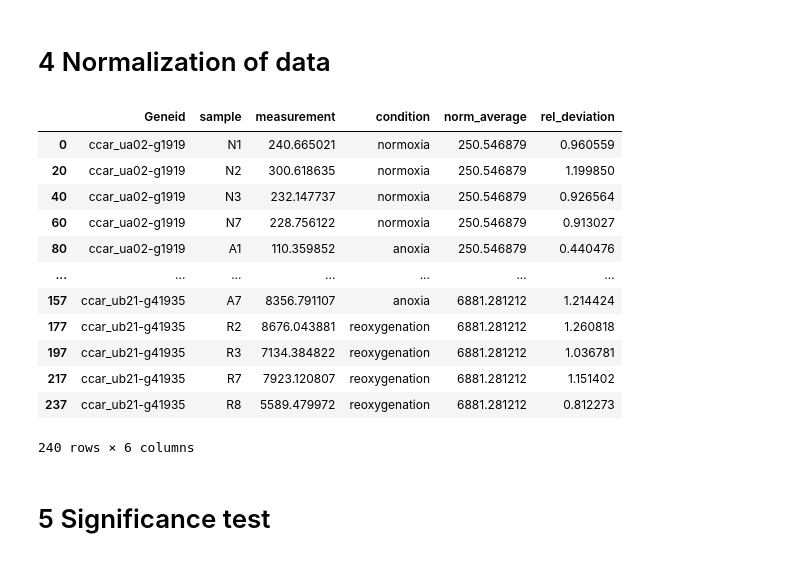
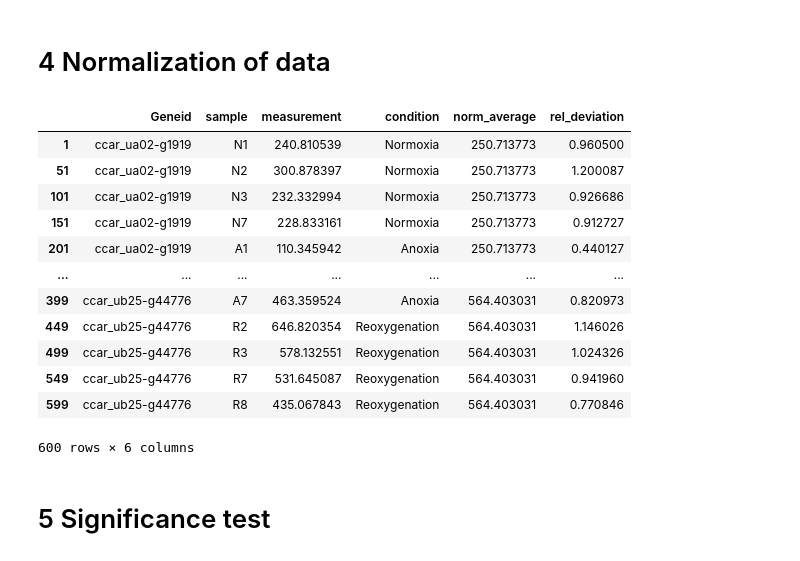
Before and after one commit to MagdalenaWinklhofer/WholeGenomeBisulphiteSequencing, a Jupyter notebook: DNAseq_pipeline/12_TMM_data_plot.ipynb, the cells around one changed output. Saved outputs shown, nothing was run; the diff lists cells and outputs as text; code cells hidden in the pictures.

Commit message:
completed analysis hyper and hypo

```diff
--- a/DNAseq_pipeline/12_TMM_data_plot.ipynb
+++ b/DNAseq_pipeline/12_TMM_data_plot.ipynb
@@ -24,26 +25,25 @@ def sample_to_condition(sample: str) -> str:
 # 1 Import DMR and DESeq data
 # %%
 # read in DMR data (unique gene ids)
-with open('/home/maggy/WholeGenomeBisulphiteSequencing/GO_analysis/1_prepare_data_for_GO_analysis/dmr_unique_geneids.json', 'r') as f:
+with open('/home/maggy/WholeGenomeBisulphiteSequencing/DNAseq_pipeline/7_match_dmr_to_gene/dmr_within_geneborders_genelist/dmr_unique_geneids.json', 'r') as f:
     dmr_unique_geneids = json.load(f)
 
 # Import DEseq results
 # IMPORT raw data
-deg_na = pd.read_csv('/home/maggy/WholeGenomeBisulphiteSequencing/RNAseq_pipeline/11_identify_DEG/comp_anoxia_normoxia.csv', header=0, sep=',').assign(condition='Normoxia to Anoxia')
-deg_nr = pd.read_csv('/home/maggy/WholeGenomeBisulphiteSequencing/RNAseq_pipeline/11_identify_DEG/comp_reoxygenation_normoxia.csv', header=0, sep=',').assign(condition='Normoxia to Reoxygenation')
-deg_ar = pd.read_csv('/home/maggy/WholeGenomeBisulphiteSequencing/RNAseq_pipeline/11_identify_DEG/comp_anoxia_reoxygenation.csv', header=0, sep=',').assign(condition='Anoxia to Reoxygenation')
+deg_na = pd.read_csv('/home/maggy/WholeGenomeBisulphiteSequencing/RNAseq_pipeline/11_identify_DEG/comp_anoxia_normoxia.csv', header=0, sep=',').assign(condition='NvsA')
+deg_nr = pd.read_csv('/home/maggy/WholeGenomeBisulphiteSequencing/RNAseq_pipeline/11_identify_DEG/comp_reoxygenation_normoxia.csv', header=0, sep=',').assign(condition='NvsR')
+deg_ar = pd.read_csv('/home/maggy/WholeGenomeBisulphiteSequencing/RNAseq_pipeline/11_identify_DEG/comp_anoxia_reoxygenation.csv', header=0, sep=',').assign(condition='AvsR')
 deg = pd.concat([deg_na, deg_nr, deg_ar])
 deg.rename({'Unnamed: 0': 'geneid'},axis=1,  inplace=True)
+deg.set_index('geneid', inplace=True)
 # %% [markdown]
 # 2 Filter for top 10 genes that were hit by DMR
 # %%
 # Filter deg data to only keep the rows that are in the dmr data (genes that are hit by DMRs)
-deg.set_index('geneid', inplace=True)
-
 dmr_genes=[]
 
 for name, df in dmr_unique_geneids.items():
-    temp = deg[deg.index.isin(df)]
+    temp = deg.loc[(deg['condition'] == name) & (deg.index.isin(df))]
     dmr_genes.append(temp)
 dmr_genes = pd.concat(dmr_genes)
 # %%
@@ -132,38 +111,37 @@ tmm_dmr
 # %%
 grouped = tmm_dmr.groupby(['Geneid'])
 
 tmm_norm = []
 
 for gene_id, data in grouped:
     # calculate the mean for normoxia
-    mean = data.loc[data.condition == 'normoxia', 'measurement']
+    mean = data.loc[data.condition == 'Normoxia', 'measurement']
     if len(mean) == 0:
         continue
     mean = mean.mean()
     # calculate the geomean in normoxia
-    geomean = stats.gmean(data.loc[data.condition == 'normoxia', 'measurement'])
+    geomean = stats.gmean(data.loc[data.condition == 'Normoxia', 'measurement'])
     # write the calculated mean into a new column
     data["norm_average"] = mean
     # Determination of relative deviation
     data["rel_deviation"] = data["measurement"]/mean
     tmm_norm.append(data)
 tmm_norm = pd.concat(tmm_norm)
+tmm_norm
+# %% [output]
+|  | Geneid | sample | measurement | condition | norm_average | rel_deviation |
+| 1 | ccar_ua02-g1919 | N1 | 240.810539 | Normoxia | 250.713773 | 0.960500 |
+| 51 | ccar_ua02-g1919 | N2 | 300.878397 | Normoxia | 250.713773 | 1.200087 |
+| 101 | ccar_ua02-g1919 | N3 | 232.332994 | Normoxia | 250.713773 | 0.926686 |
+| 151 | ccar_ua02-g1919 | N7 | 228.833161 | Normoxia | 250.713773 | 0.912727 |
+| 201 | ccar_ua02-g1919 | A1 | 110.345942 | Anoxia | 250.713773 | 0.440127 |
+| ... | ... | ... | ... | ... | ... | ... |
+| 399 | ccar_ub25-g44776 | A7 | 463.359524 | Anoxia | 564.403031 | 0.820973 |
+| 449 | ccar_ub25-g44776 | R2 | 646.820354 | Reoxygenation | 564.403031 | 1.146026 |
+| 499 | ccar_ub25-g44776 | R3 | 578.132551 | Reoxygenation | 564.403031 | 1.024326 |
+| 549 | ccar_ub25-g44776 | R7 | 531.645087 | Reoxygenation | 564.403031 | 0.941960 |
+| 599 | ccar_ub25-g44776 | R8 | 435.067843 | Reoxygenation | 564.403031 | 0.770846 |
+600 rows × 6 columns
-# %%
-tmm_norm
-# %% [output]
-|  | Geneid | sample | measurement | condition | norm_average | rel_deviation |
-| 0 | ccar_ua02-g1919 | N1 | 240.665021 | normoxia | 250.546879 | 0.960559 |
-| 20 | ccar_ua02-g1919 | N2 | 300.618635 | normoxia | 250.546879 | 1.199850 |
-| 40 | ccar_ua02-g1919 | N3 | 232.147737 | normoxia | 250.546879 | 0.926564 |
-| 60 | ccar_ua02-g1919 | N7 | 228.756122 | normoxia | 250.546879 | 0.913027 |
-| 80 | ccar_ua02-g1919 | A1 | 110.359852 | anoxia | 250.546879 | 0.440476 |
-| ... | ... | ... | ... | ... | ... | ... |
-| 157 | ccar_ub21-g41935 | A7 | 8356.791107 | anoxia | 6881.281212 | 1.214424 |
-| 177 | ccar_ub21-g41935 | R2 | 8676.043881 | reoxygenation | 6881.281212 | 1.260818 |
-| 197 | ccar_ub21-g41935 | R3 | 7134.384822 | reoxygenation | 6881.281212 | 1.036781 |
-| 217 | ccar_ub21-g41935 | R7 | 7923.120807 | reoxygenation | 6881.281212 | 1.151402 |
-| 237 | ccar_ub21-g41935 | R8 | 5589.479972 | reoxygenation | 6881.281212 | 0.812273 |
-240 rows × 6 columns
 # %% [markdown]
 # 5 Significance test
 # %% [markdown]
```
Also changed, not shown: parts of 21 cells of this notebook, 11 other files.
